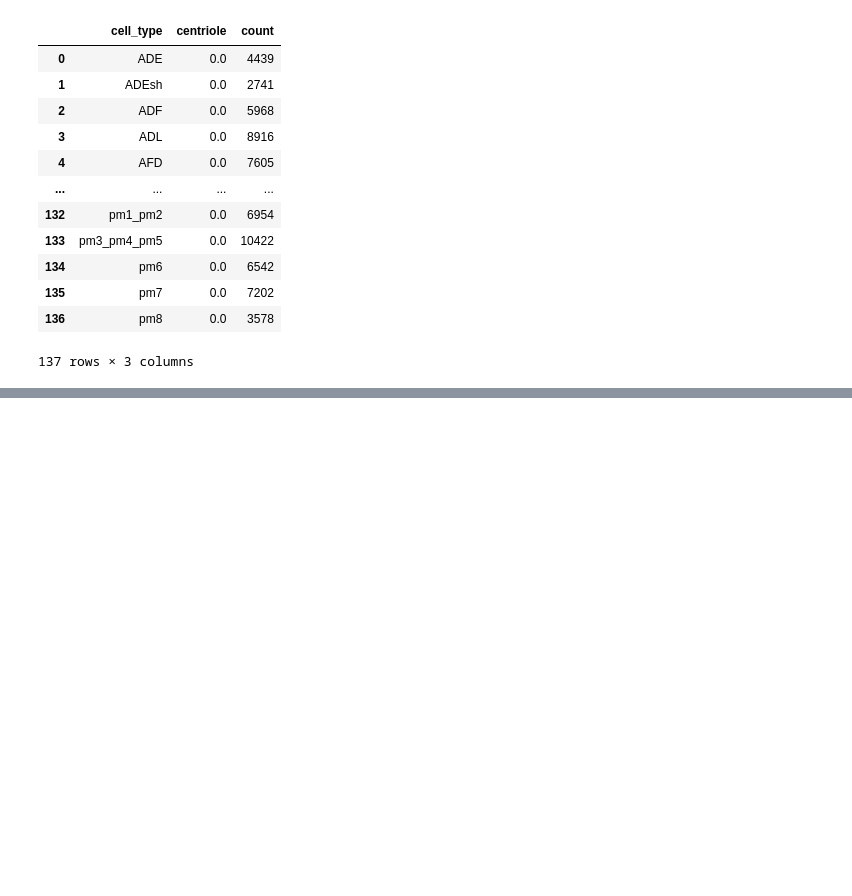
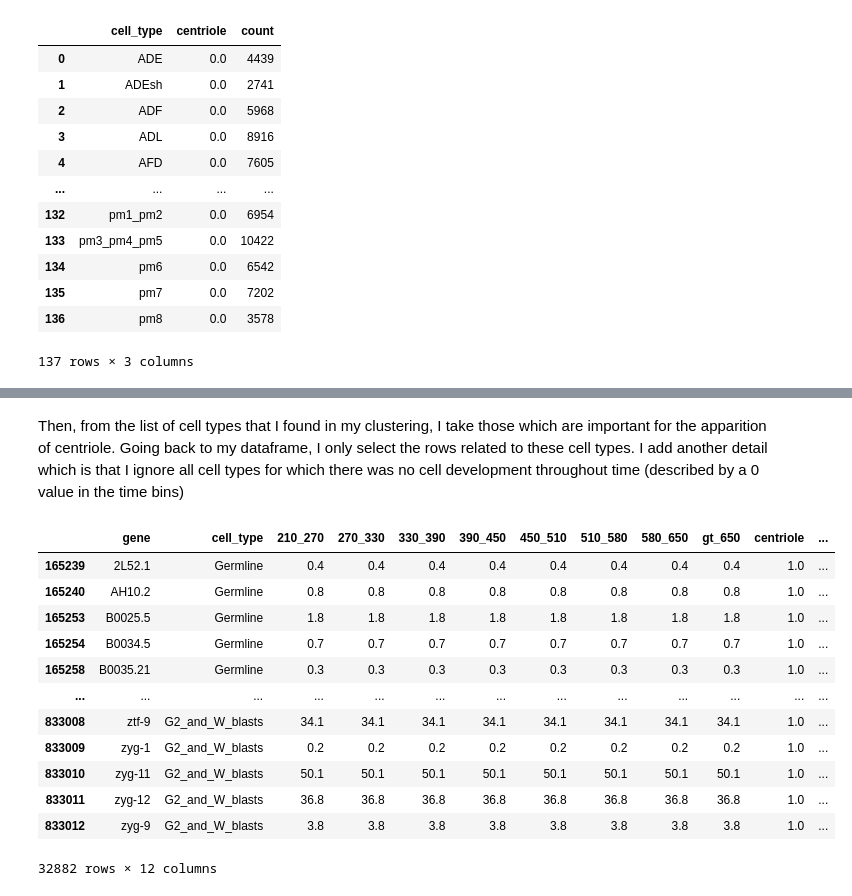
Before and after one commit to CS-433/ml-project-2-arn_solved, a Jupyter notebook: Clustering.ipynb, the cells around one changed output, grey strips where cells are left out. Cells and saved outputs as stored; diff of their text form; code cells hidden in the pictures; blank space fills up the shorter version.

```diff
--- a/Clustering.ipynb
+++ b/Clustering.ipynb
@@ -312,5 +296,0 @@ AC3.5       0.9   0.000000
-# %%
-dg['Total time'] = dg.iloc[:,:8].sum(axis=1)
-keep=['Total time', 'centriole']
-dg = dg[keep]
-dg
@@ -685,0 +297,7 @@ data_with_clusters.loc[data_with_clusters['Clusters'] == 1]
+# %%
+#Take cell_types for which centriole=1
+list_of_cell_types_centriole = []
+for cell in dg.values:
+    if(cell[1]==1):
+        list_of_cell_types_centriole.append(cell[0])
+list_of_cell_types_centriole
@@ -685,0 +321,26 @@ data_with_clusters.loc[data_with_clusters['Clusters'] == 1]
+# %% [markdown]
+Then, from the list of cell types that I found in my clustering, I take those which are important for the apparition of centriole.
+Going back to my dataframe, I only select the rows related to these cell types.
+I add another detail which is that I ignore all cell types for which there was no cell development throughout time (described by a 0 value in the time bins)
+# %%
+g=data_use
+g = g.loc[g['cell_type'].isin(list_of_cell_types_centriole)]
+# I will keep only the cell types for which there was a proliferation,
+# the status was given in the annotations file in the beginning, from the paper
+g=g.loc[g['cell_status']=='proliferating']
+g=g.loc[(g['210_270']!=0)&(g['270_330']!=0)&(g['330_390']!=0)&(g['390_450']!=0)&(g['450_510']!=0)&(g['510_580']!=0)&(g['580_650']!=0)&(g['gt_650']!=0)]
+g
+# %% [output]
+|  | gene | cell_type | 210_270 | 270_330 | 330_390 | 390_450 | 450_510 | 510_580 | 580_650 | gt_650 | centriole | ... |
+| 165239 | 2L52.1 | Germline | 0.4 | 0.4 | 0.4 | 0.4 | 0.4 | 0.4 | 0.4 | 0.4 | 1.0 | ... |
+| 165240 | AH10.2 | Germline | 0.8 | 0.8 | 0.8 | 0.8 | 0.8 | 0.8 | 0.8 | 0.8 | 1.0 | ... |
+| 165253 | B0025.5 | Germline | 1.8 | 1.8 | 1.8 | 1.8 | 1.8 | 1.8 | 1.8 | 1.8 | 1.0 | ... |
+| 165254 | B0034.5 | Germline | 0.7 | 0.7 | 0.7 | 0.7 | 0.7 | 0.7 | 0.7 | 0.7 | 1.0 | ... |
+| 165258 | B0035.21 | Germline | 0.3 | 0.3 | 0.3 | 0.3 | 0.3 | 0.3 | 0.3 | 0.3 | 1.0 | ... |
+| ... | ... | ... | ... | ... | ... | ... | ... | ... | ... | ... | ... | ... |
+| 833008 | ztf-9 | G2_and_W_blasts | 34.1 | 34.1 | 34.1 | 34.1 | 34.1 | 34.1 | 34.1 | 34.1 | 1.0 | ... |
+| 833009 | zyg-1 | G2_and_W_blasts | 0.2 | 0.2 | 0.2 | 0.2 | 0.2 | 0.2 | 0.2 | 0.2 | 1.0 | ... |
+| 833010 | zyg-11 | G2_and_W_blasts | 50.1 | 50.1 | 50.1 | 50.1 | 50.1 | 50.1 | 50.1 | 50.1 | 1.0 | ... |
+| 833011 | zyg-12 | G2_and_W_blasts | 36.8 | 36.8 | 36.8 | 36.8 | 36.8 | 36.8 | 36.8 | 36.8 | 1.0 | ... |
+| 833012 | zyg-9 | G2_and_W_blasts | 3.8 | 3.8 | 3.8 | 3.8 | 3.8 | 3.8 | 3.8 | 3.8 | 1.0 | ... |
+32882 rows × 12 columns
```
Also changed, not shown: parts of 47 cells of this notebook.
